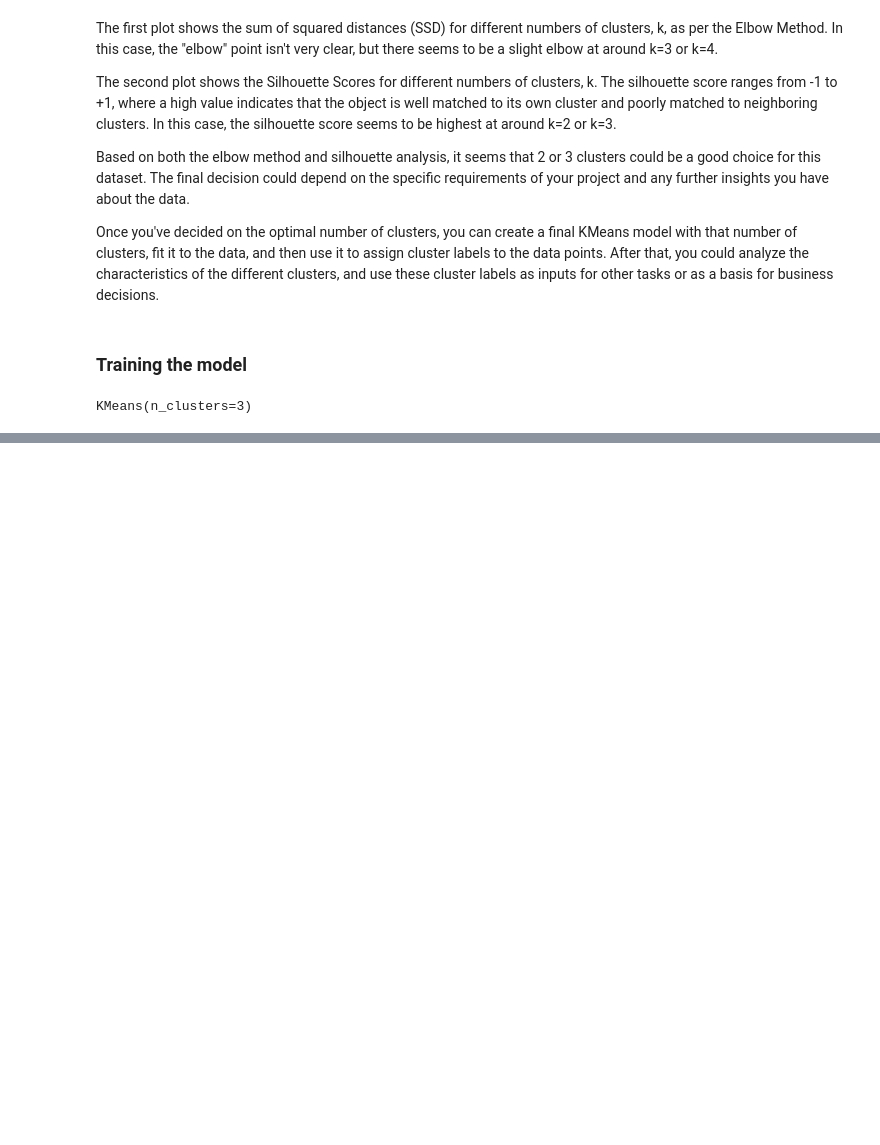
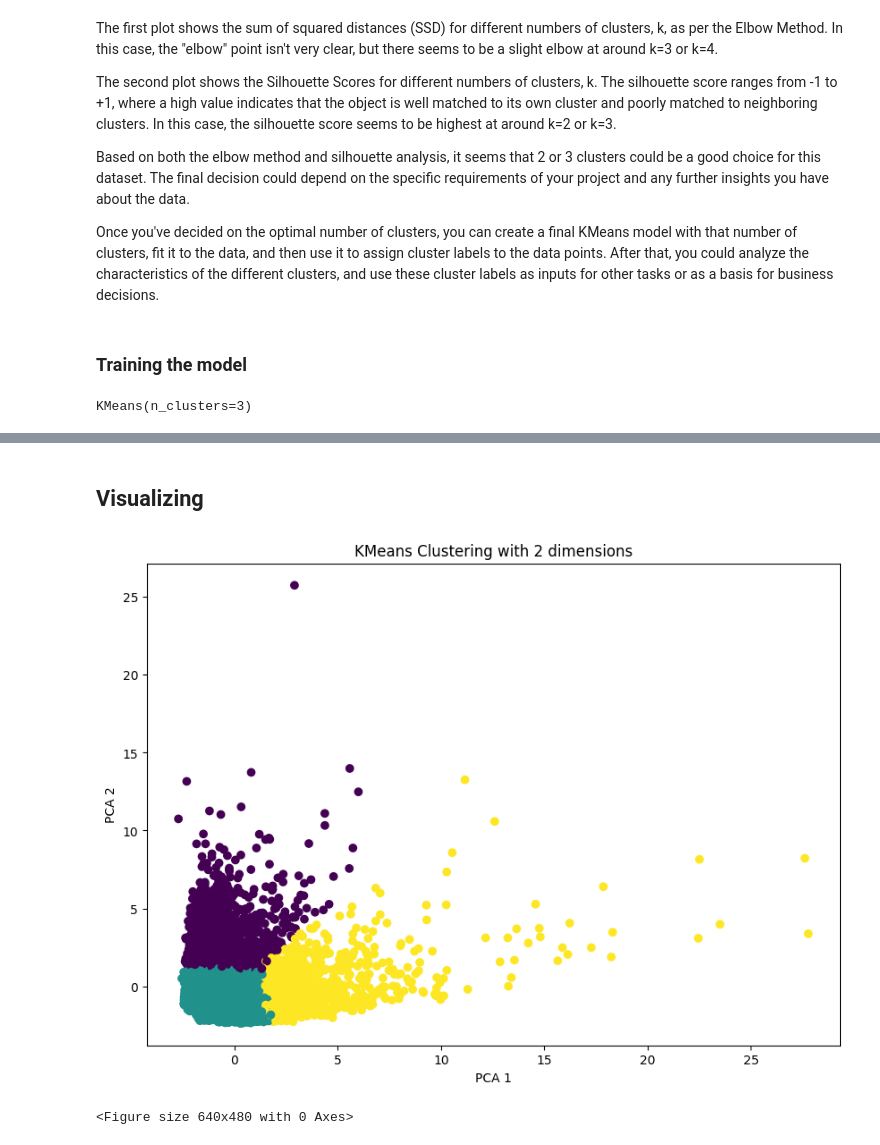
Before and after one commit to avoytkiv/credit-mlops, a Jupyter notebook: notebooks/03-training.ipynb, the cells around one changed output, grey strips where cells are left out. Cells and saved outputs as stored; diff of their text form; code cells hidden in the pictures; blank space fills up the shorter version.

Commit message:
Added cluster visualization to notebook

```diff
--- a/notebooks/03-training.ipynb
+++ b/notebooks/03-training.ipynb
@@ -122,0 +125,16 @@ joblib.dump(kmeans, 'model.pkl')
+# %% [markdown]
+## Visualizing
+# %%
+# Visualize the clusters
+plt.figure(figsize=(10, 7))
+plt.scatter(data_pca[:, 0], data_pca[:, 1], c=kmeans.labels_, cmap='viridis')
+plt.xlabel('PCA 1')
+plt.ylabel('PCA 2')
+plt.title('KMeans Clustering with 2 dimensions')
+plt.show()
+
+# Save clustering plot
+plt.savefig(os.path.join(ROOT_DIR, 'reports', 'figures', 'clustering_plot.png'))
+# %% [output]
+[figure, added]
+<Figure size 640x480 with 0 Axes>
```
Also changed, not shown: parts of 2 cells of this notebook.
